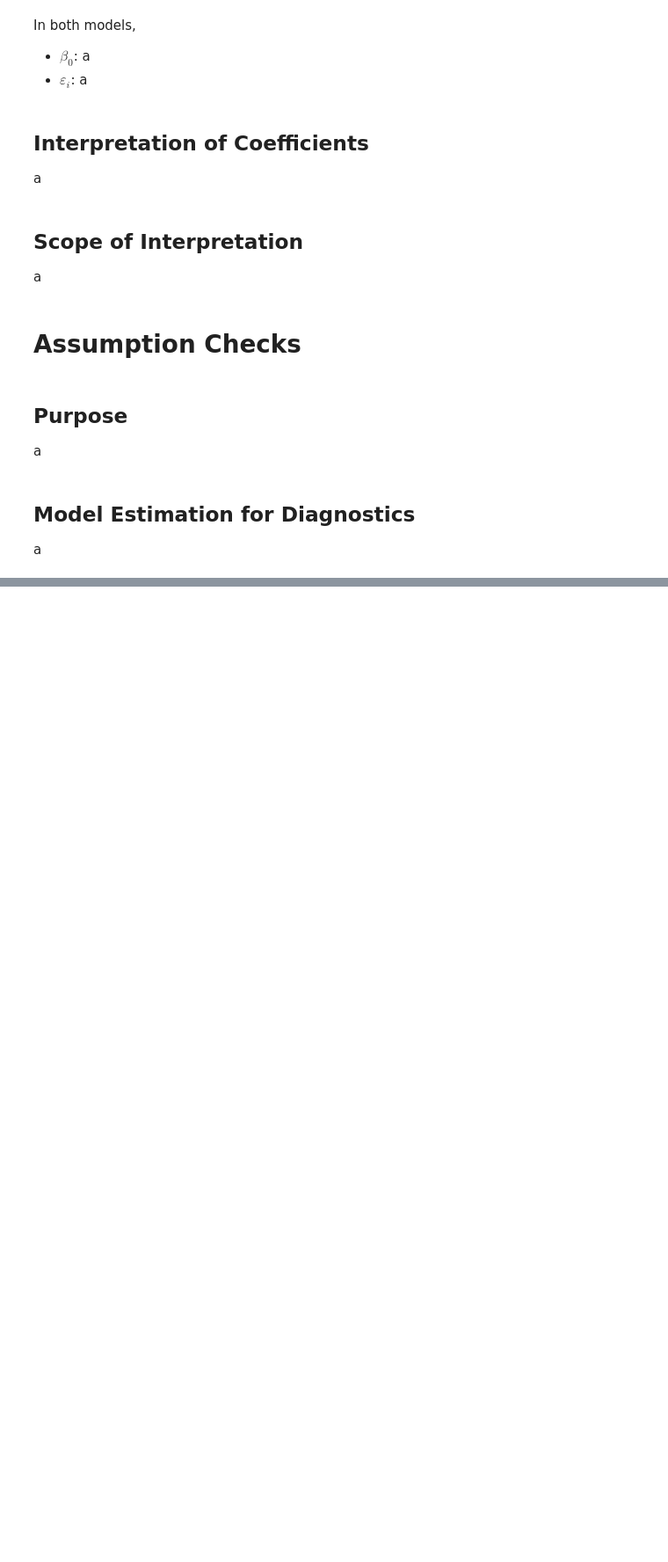
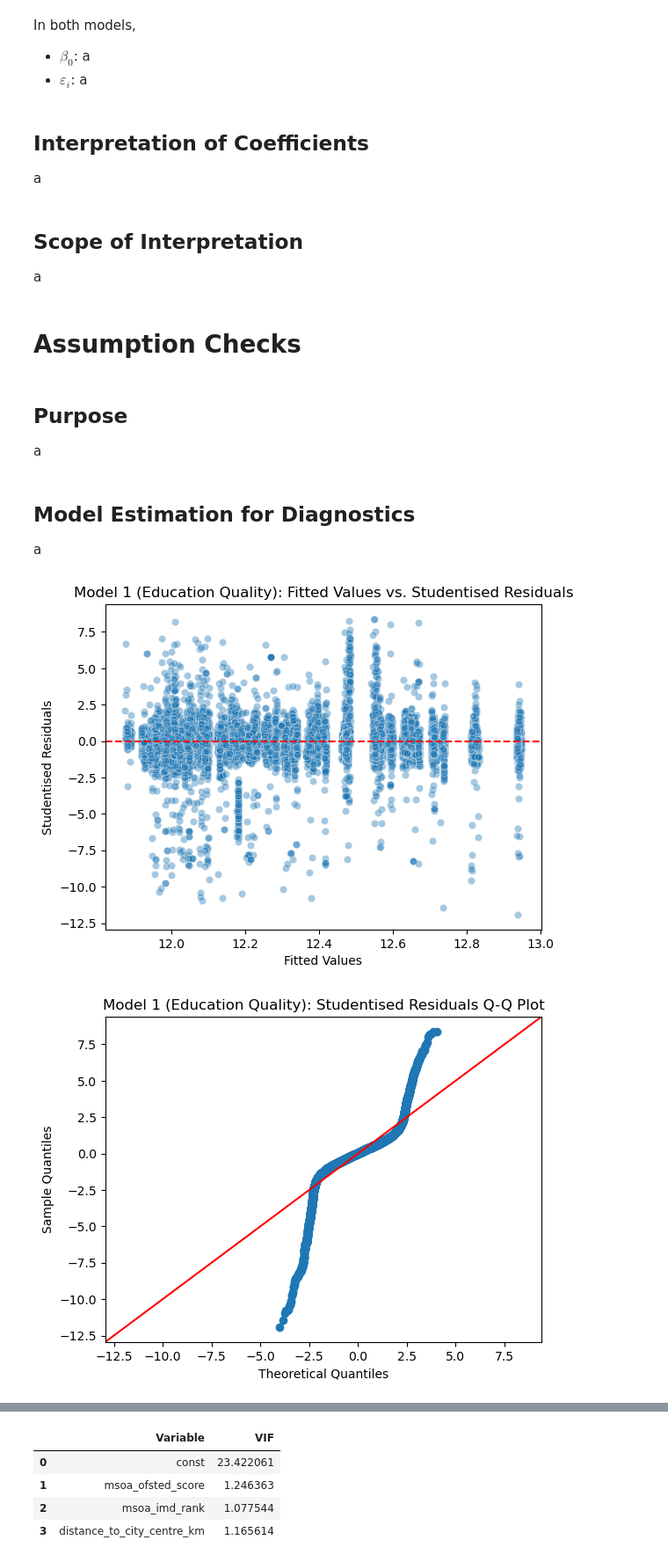
Before and after one commit to jonathanskuy/manchester-property-vs-education, a Jupyter notebook: notebooks/manchester_property_vs_education.ipynb, the cells around one changed output, grey strips where cells are left out. Shown at 88% size. Drawn from its saved outputs; the diff is of its cells as text; code cells hidden in the pictures; blank space fills up the shorter version.

Commit message:
Fixing the Model and Doing Assumption Checks

```diff
--- a/notebooks/manchester_property_vs_education.ipynb
+++ b/notebooks/manchester_property_vs_education.ipynb
@@ -1493,11 +1494,12 @@ a
 
 df_model = df_final[['log_price', 'no_school_msoa', 'msoa_ofsted_score', 'msoa_imd_rank', 'distance_to_city_centre_km']]
 df_model_education_quality = df_model.dropna(subset=['msoa_ofsted_score'])
+df_model_education_quality = df_model_education_quality.drop('no_school_msoa', axis=1)
 df_model_school_presence = df_model.drop('msoa_ofsted_score', axis=1)
 # %%
 # Fitting model 1 to obtain fitted values and residuals
 
-X1 = df_model_education_quality
+X1 = df_model_education_quality.drop('log_price', axis=1)
 X1 = sm.add_constant(X1)
 y1 = df_model_education_quality['log_price']
 
@@ -1508,7 +1510,7 @@ residuals_education_quality = model_education_quality.resid
 # %%
 # Fitting model 2 to obtain fitted values and residuals
 
-X2 = df_model_school_presence
+X2 = df_model_school_presence.drop('log_price', axis=1)
 X2 = sm.add_constant(X2)
 y2 = df_model_school_presence['log_price']
 
@@ -1516,3 +1518,44 @@ model_school_presence = sm.OLS(y2, X2).fit()
 
 fitted_school_presence = model_school_presence.fittedvalues
 residuals_school_presence = model_school_presence.resid
+# %%
+# Function to run diagnostics for assumption checks
+
+def run_diagnostics(model, X, model_title):
+    fitted = model.fittedvalues
+    influence = model.get_influence()
+    std_residuals = influence.resid_studentized_internal
+
+    # Checking Linearity
+    sns.scatterplot(x=fitted, y=std_residuals, alpha=0.4)
+    plt.axhline(0, color='red', linestyle='--')
+    plt.xlabel('Fitted Values')
+    plt.ylabel('Studentised Residuals')
+    plt.title(f'{model_title}: Fitted Values vs. Studentised Residuals')
+    plt.show()
+
+    # Checking Normality
+    sm.qqplot(std_residuals, line='45')
+    plt.title(f'{model_title}: Studentised Residuals Q-Q Plot')
+    plt.show()
+
+    # Checking Heteroscedasticitiy
+    sns.scatterplot(x=fitted, y=np.abs(std_residuals), alpha=0.4)
+    plt.xlabel('Fitted Values')
+    plt.ylabel('Studentised Residuals (Absolute)')
+    plt.title(f'{model_title}: Scale-Location Plot')
+    plt.show()
+
+    # Checking Multicolinearity
+    vif = pd.DataFrame({
+        'Variable': X.columns,
+        'VIF': [variance_inflation_factor(X.values, i) for i in range(X.shape[1])]
+    })
+    display(vif)
+# %%
+# Running diagnostics on model 1 for assumption checks
+
+run_diagnostics(model_education_quality, X1, 'Model 1 (Education Quality)')
+# %% [output]
+[figure, added]
+[figure, added]
@@ -1518,0 +1563,5 @@ residuals_school_presence = model_school_presence.resid
+|  | Variable | VIF |
+| 0 | const | 23.422061 |
+| 1 | msoa_ofsted_score | 1.246363 |
+| 2 | msoa_imd_rank | 1.077544 |
+| 3 | distance_to_city_centre_km | 1.165614 |
```
Also changed, not shown: parts of 3 cells of this notebook.
